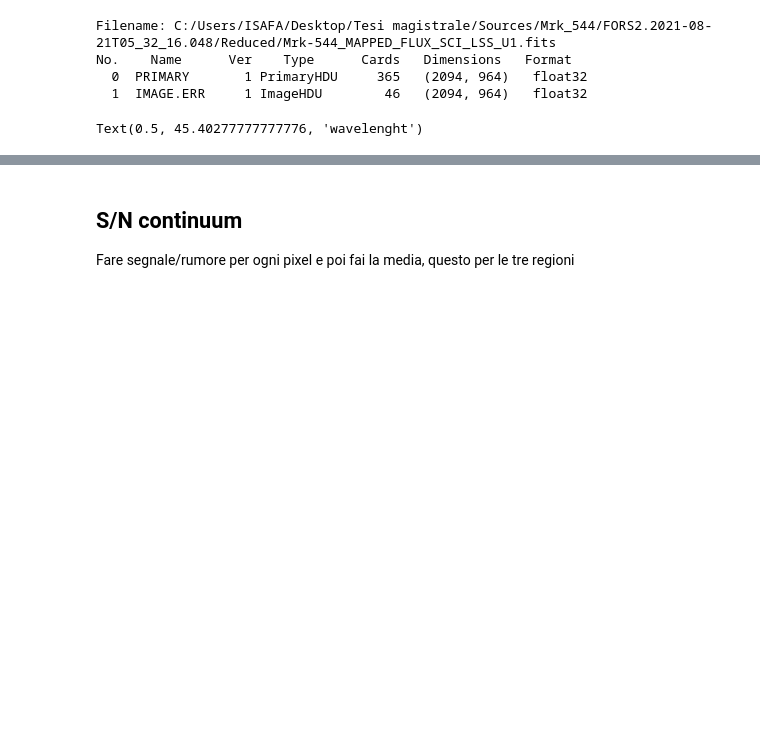
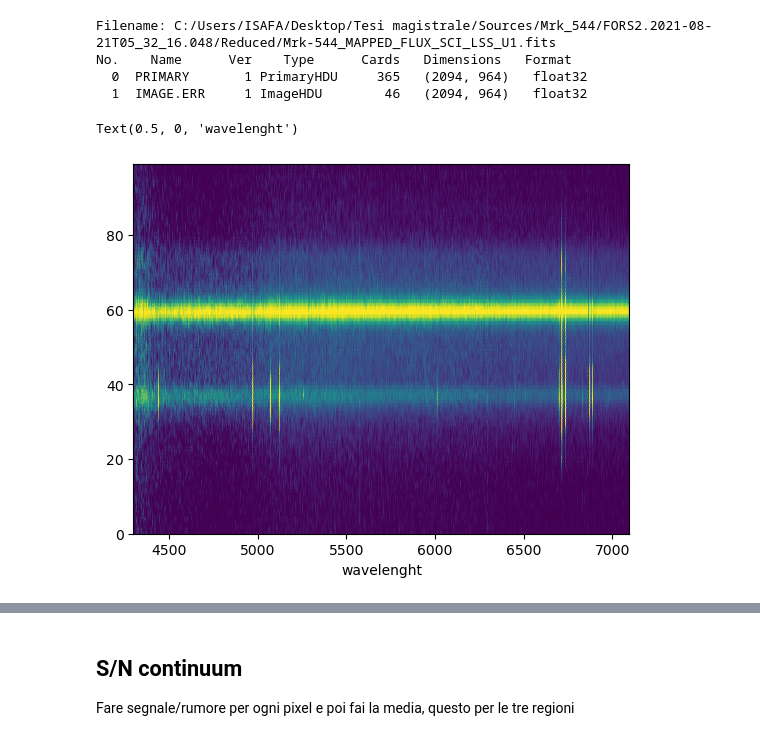
Before and after one commit to Isabella-Famoso/Tesi_magistrale, a Jupyter notebook: Sources/Mrk544/FORS2.2021-08-21T05_32_16.048/ppxf_analysis/Spectra-extraction.ipynb, the cells around one changed output, grey strips where cells are left out. Saved outputs shown, nothing was run; the diff lists cells and outputs as text; code cells hidden in the pictures; blank space fills up the shorter version.

```diff
--- a/Sources/Mrk544/FORS2.2021-08-21T05_32_16.048/ppxf_analysis/Spectra-extraction.ipynb
+++ b/Sources/Mrk544/FORS2.2021-08-21T05_32_16.048/ppxf_analysis/Spectra-extraction.ipynb
@@ -29,15 +31,16 @@ image_error_cut = image_error[55:155, 0:1800]
 # %%
-wv = np.arange(4300.74, 4300.74+1800*1.48, 1.48)
+wv = np.arange(4300.74, 4300.74+1890*1.48, 1.48)
 J, N = image_cut.data.shape
 #x = np.arange(0, N, 1)
 y = np.arange(0, J, 1)
 arcsec_y = np.arange(-58*0.256, 42*0.256, 0.256)
 
 x_grid, y_grid = np.meshgrid(wv, y)
 plt.pcolormesh(x_grid, y_grid, image_cut, shading='gouraud', vmin = np.percentile(image_cut, 20), vmax = 0.16)
 plt.xlabel('wavelenght')
 # %% [output]
-Text(0.5, 45.40277777777776, 'wavelenght')
+Text(0.5, 0, 'wavelenght')
+[figure, added]
 # %%
 z = 0.0238
 l_HA = 6563 * (1+z)
```
Also changed, not shown: parts of 12 cells of this notebook, 4 other files.
